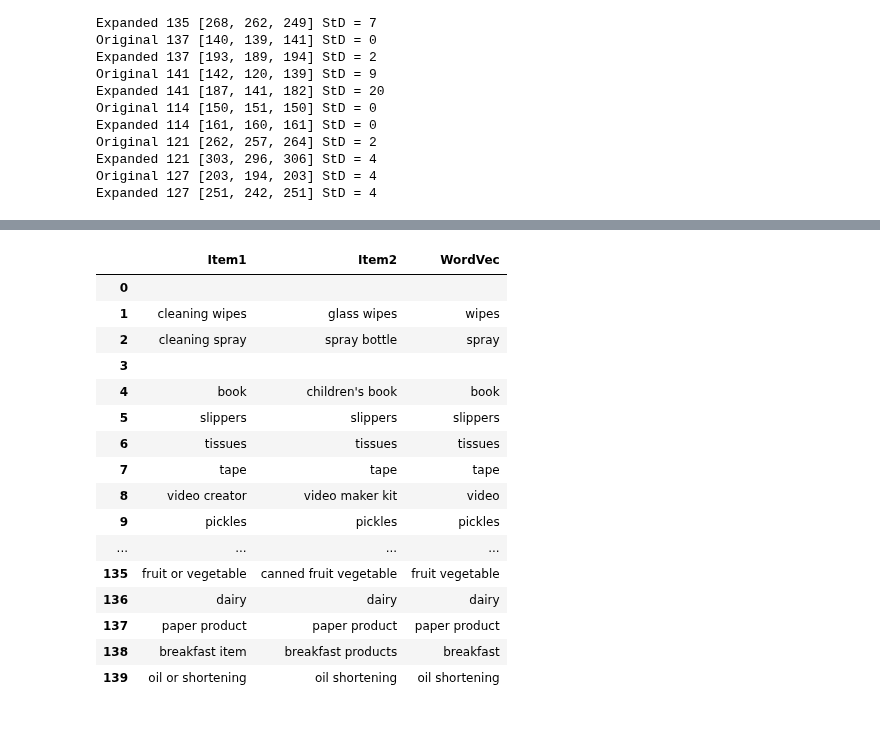
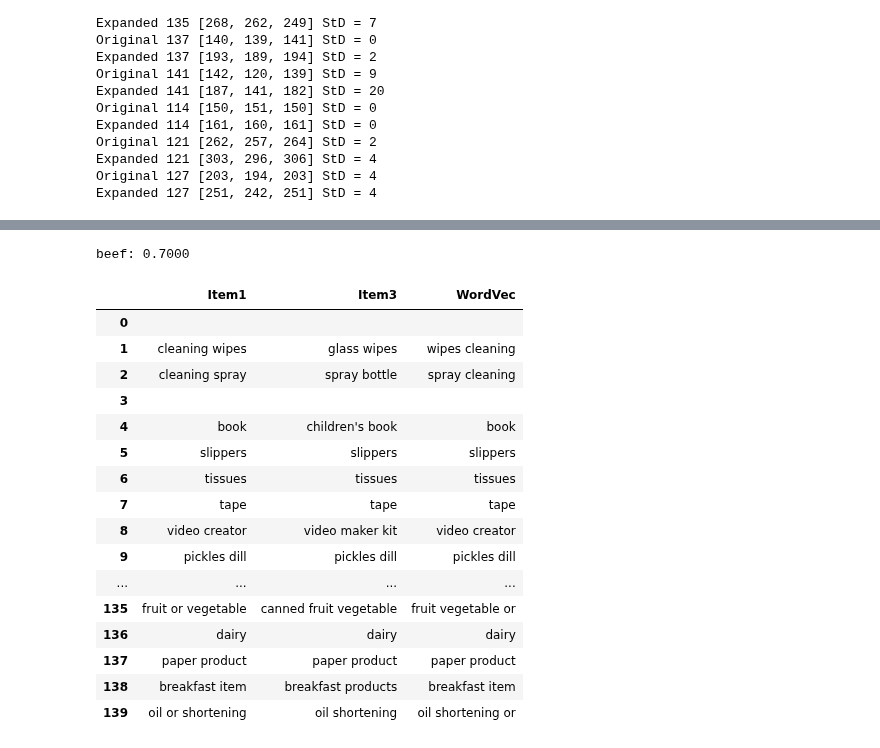
Before and after one commit to jjailer/grocery-receipt-data-cleaning, a Jupyter notebook: Scripts/merge.ipynb, the cells around one changed output, grey strips where cells are left out. Cells and saved outputs as stored; diff of their text form; code cells hidden in the pictures.

```diff
--- a/Scripts/merge.ipynb
+++ b/Scripts/merge.ipynb
@@ -23,8 +26,9 @@ df_sizes = [df.shape[0] for df in df_all]
 # %%
 ### Assign Data Types
 string_columns = ['Item', 'ItemMore', 'Category', 'Comment']
+int_columns = ['ID', 'Session', 'Receipt', 'Quantity']
 for df in df_all:
-    df.loc[:, ['ID', 'Session', 'Receipt', 'Quantity']] = df[['ID', 'Session', 'Receipt', 'Quantity']].astype(int)
+    df.loc[:, int_columns] = df[int_columns].astype(int)
     df.loc[:, 'Date'] = pd.to_datetime(df.Date, errors='coerce')
     df.loc[:, 'Date'] = df.loc[:, 'Date'].dt.date
     df.loc[:, string_columns] = df[string_columns].astype(str)
@@ -63,7 +70,7 @@ Actual shared IDs:  {130, 153, 135, 137, 141, 114, 121, 127}
 ### Expand Quantity
 df_shared_expanded = []
 for df in df_shared:
-    df_expanded = pd.DataFrame(np.repeat(df.values, df.Quantity, axis=0))
+    df_expanded = pd.DataFrame(np.repeat(df.to_numpy(), df.Quantity, axis=0))
     df_expanded.columns = df.columns
     df_expanded.loc[:, 'Quantity'] = 1
     assert df.Quantity.sum() == df_expanded.shape[0]
@@ -105,4 +114,4 @@ df3 = df_shared[2].loc[df_shared[2].ID == 137, ['Item']].copy().reset_index(drop
 # align by inspecting for proof of concept
 df3 = df3.drop([102]).reset_index(drop=True)
 df_aligned = pd.concat([df1, df3], axis=1)
-df_aligned.columns = ['Item1', 'Item2']
+df_aligned.columns = ['Item1', 'Item3']
@@ -128,45 +137,61 @@ word_vectors = api.load("glove-wiki-gigaword-200")
+# %%
+wv_result = word_vectors.most_similar(positive=['referees_blaine', 'meat'])
+most_similar_key, similarity = wv_result[0]  # look at the first match
+print(f"{most_similar_key}: {similarity:.4f}")
+# %% [output]
+beef: 0.7000
 # %%
 ### Compare
 def compare(df):
+    result = []
     item1_split = df['Item1'].split()
-    item2_split = df['Item2'].split()
+    item2_split = df['Item3'].split()
 
-    item12_intersection = set(item1_split).intersection(set(item2_split))
+    item12_intersection = [word for word in item1_split if word in item2_split]
     if item12_intersection:
-        return ' '.join(item12_intersection)
+        for word in item12_intersection:
+            result.append(word)
+        item1_split = [word for word in item1_split if word not in item12_intersection]
+        item2_split = [word for word in item2_split if word not in item12_intersection]
 
-    item1 = [word for word in df['Item1'].split() if word in word_vectors.vocab]
-    item2 = [word for word in df['Item2'].split() if word in word_vectors.vocab]
+    item1 = [word for word in item1_split if word in word_vectors.vocab]
+    item2 = [word for word in item2_split if word in word_vectors.vocab]
 
     if not item1 and not item2:
-        return ''
-    elif not item1:
-        return ' '.join(item2)
-    elif not item2:
-        return ' '.join(item1)
+        return ' '.join(result)
+    elif item1:
+        for word in item1:
+            result.append(word)
+        return ' '.join(result)
+    elif item2:
+        for word in item2:
+            result.append(word)
+        return ' '.join(result)
 
-    result = word_vectors.most_similar(positive=[*item1, *item1])
-    most_similar_key, similarity = result[0]  # look at the first match
+    wv_result = word_vectors.most_similar(positive=[*item1, *item2])
+    most_similar_key, similarity = wv_result[0]  # look at the first match
     #print(f"{item1} + {item2} = {most_similar_key}: {similarity:.4f}")
-    return most_similar_key
+    result.append(most_similar_key)
+    print(result, type(result))
+    return ' '.join(result)
 
 df_aligned['WordVec'] = df_aligned.apply(compare, axis=1)
 df_aligned
 # %% [output]
-|  | Item1 | Item2 | WordVec |
+|  | Item1 | Item3 | WordVec |
 | 0 |  |  |  |
-| 1 | cleaning wipes | glass wipes | wipes |
-| 2 | cleaning spray | spray bottle | spray |
+| 1 | cleaning wipes | glass wipes | wipes cleaning |
+| 2 | cleaning spray | spray bottle | spray cleaning |
 | 3 |  |  |  |
 | 4 | book | children's book | book |
 | 5 | slippers | slippers | slippers |
 | 6 | tissues | tissues | tissues |
 | 7 | tape | tape | tape |
-| 8 | video creator | video maker kit | video |
-| 9 | pickles | pickles | pickles |
+| 8 | video creator | video maker kit | video creator |
+| 9 | pickles dill | pickles dill | pickles dill |
 | ... | ... | ... | ... |
-| 135 | fruit or vegetable | canned fruit vegetable | fruit vegetable |
+| 135 | fruit or vegetable | canned fruit vegetable | fruit vegetable or |
 | 136 | dairy | dairy | dairy |
 | 137 | paper product | paper product | paper product |
-| 138 | breakfast item | breakfast products | breakfast |
-| 139 | oil or shortening | oil shortening | oil shortening |
+| 138 | breakfast item | breakfast products | breakfast item |
+| 139 | oil or shortening | oil shortening | oil shortening or |
```
Also changed, not shown: parts of 6 cells of this notebook.
